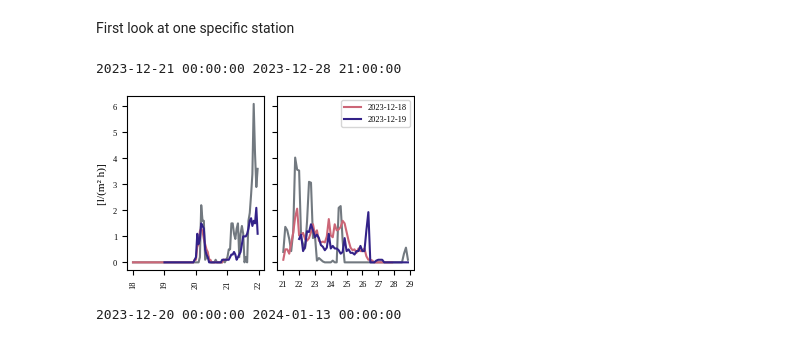
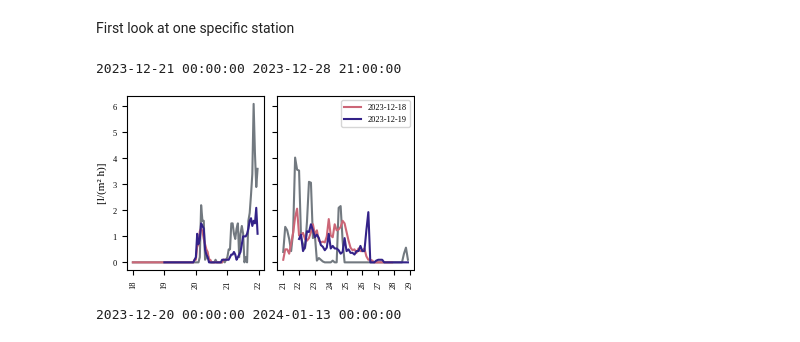
Before and after one commit to RobinU434/DataLiteracy, a Jupyter notebook: studies/13_01_24_RU_MAIN.ipynb, the cells around one changed output. Drawn from its saved outputs; the diff is of its cells as text; code cells hidden in the pictures.

```diff
--- a/studies/13_01_24_RU_MAIN.ipynb
+++ b/studies/13_01_24_RU_MAIN.ipynb
@@ -241,6 +242,7 @@ axs[1].plot(real["time"], real["precipitation_real"] / 3, zorder=0, c=tue_plot_c
 
 
 axs[0].set_xticks(axs[0].get_xticks()[::2], axs[0].get_xticklabels()[::2], rotation=90)
+axs[1].set_xticks(axs[1].get_xticks(), axs[1].get_xticklabels(), rotation=90)
 
 
 axs[0].set_ylabel("[l/(m² h)]", rotation = 90)
@@ -250,34 +252,34 @@ axs[1].legend()
 
 #fig.suptitle("Precipitation in December \n Dachsberg-Wolpadingen")
 
 
 #Axis Formatter
 # ax.legend()
 formatter = matplotlib.dates.DateFormatter('%d')
 axs[0].xaxis.set_major_formatter(formatter)
 axs[1].xaxis.set_major_formatter(formatter)
 
 
 #Create Legend
 handles=[]
 # Add lines for each call_time in the legend
 for i, call_time in enumerate(call_times[10:10+num_call_times]):
     formatted_date =(call_time.date()).strftime('%d-%m')
     line = mlines.Line2D([], [], color=tue_plot_colors[i], marker='.', ls='', label=str(formatted_date))
     handles.append(line)
 text_line = mlines.Line2D([], [], color='white', marker='', ls='', label='')
 handles.append(text_line)
 # Add a line for the reference
 reference_line = mlines.Line2D([], [], color=tue_plot_colors[1], marker='.', ls='', label='Reference')
 handles.append(reference_line)
 
 # Add the legend to the first subplot (axs[0])
 plt.legend()
 
 plt.savefig(os.path.join(FIG_SAVE_BASE_PATH,"fig_forecast_dec_diff_call_times.pdf"))
 # %% [output]
 2023-12-21 00:00:00 2023-12-28 21:00:00
-[figure, old version]
+[figure, new version]
 # %%
 import pandas
 #Issue I need the plot to start at 13.12 and end at 13.01
```
Also changed, not shown: parts of 22 cells of this notebook.
